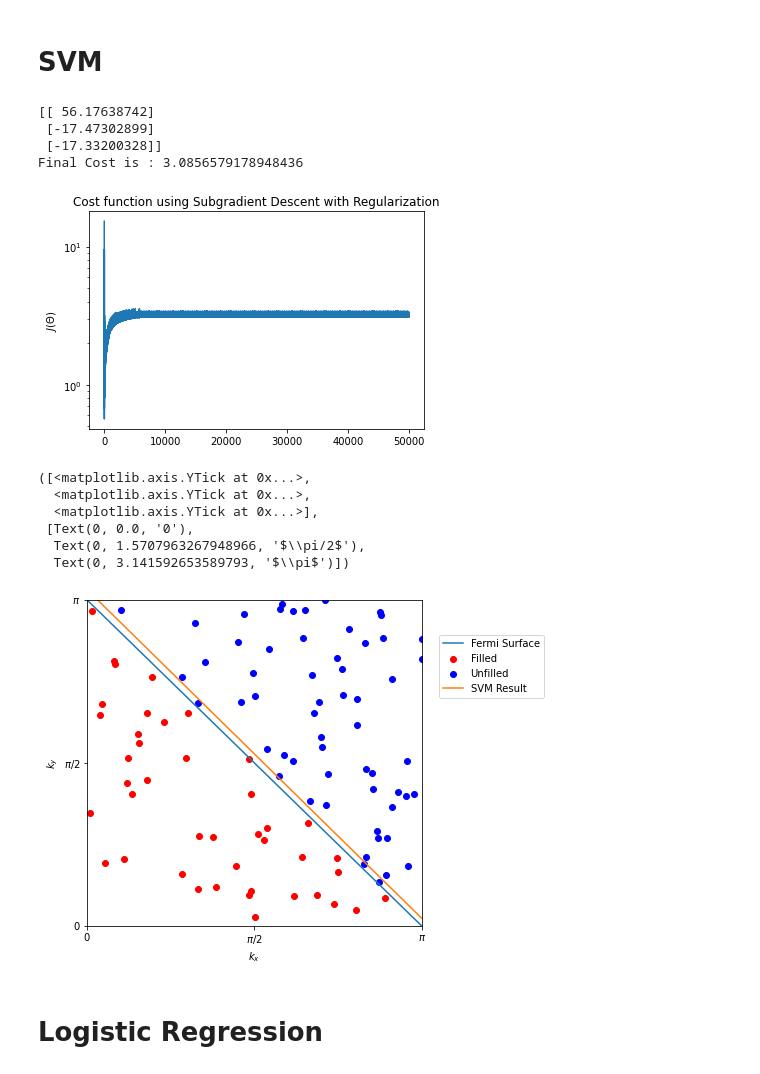
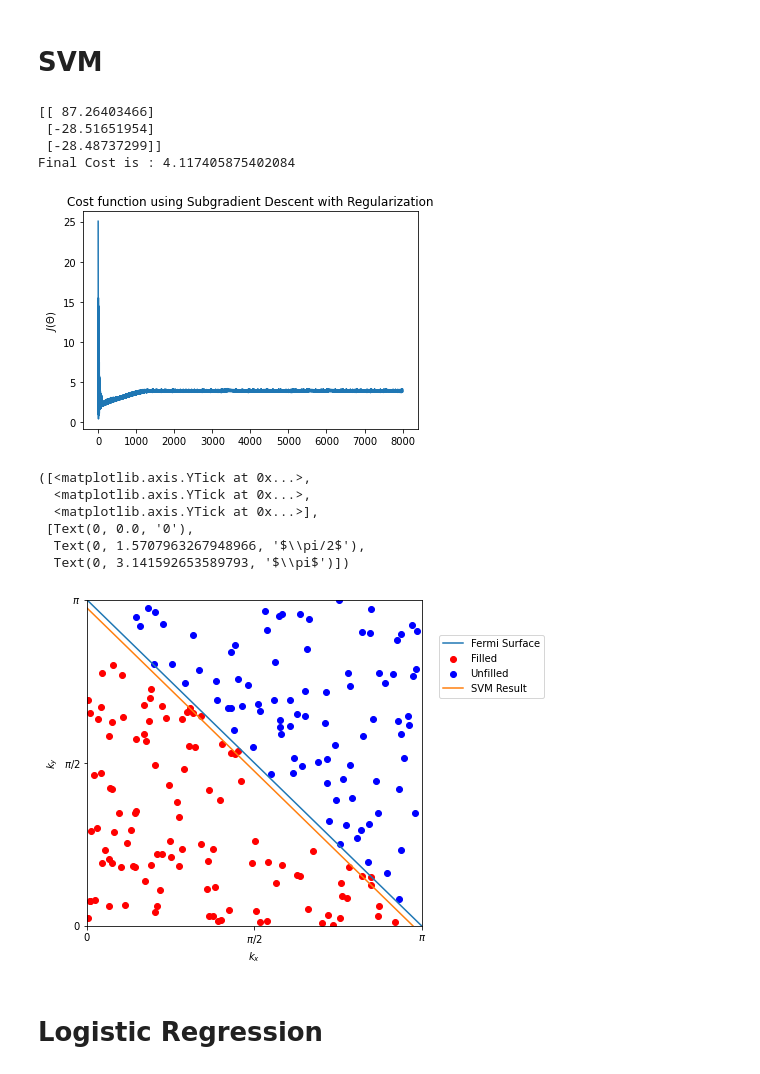
Before and after one commit to LeoisWTT/PHYS3151-Machine-Learning-in-Physics-2023, a Jupyter notebook: support-vector-machine/SVM_Fermi_Surface.ipynb, the cells around one changed output. Saved outputs shown, nothing was run; the diff lists cells and outputs as text; code cells hidden in the pictures.

```diff
--- a/support-vector-machine/SVM_Fermi_Surface.ipynb
+++ b/support-vector-machine/SVM_Fermi_Surface.ipynb
@@ -55,7 +55,7 @@ Also, we only consider the first quadrant ($k_x,k_y\gt0$), and we can get the re
 # %% [markdown]
 # SVM
 # %%
-N=100
+N=200
 mu=0    #chemical potential
 # %%
 kx_list=np.pi*np.array([np.random.random() for i in range(N)]).reshape((N,1))
@@ -131,23 +131,24 @@ X_b = np.c_[np.ones((N,1)),X]
 n=X_b.shape[1]
 theta = np.random.random((n,1))
 # %%
-n_iter = 50000
+n_iter = 8000
 theta,cost_history,theta_history = subgradient_descent(X,y,theta,n_iter)
 print(theta)
 print('Final Cost is :', cost_history[-1])
 # %% [output]
-[[ 56.17638742]
- [-17.47302899]
- [-17.33200328]]
-Final Cost is : 3.0856579178948436
+[[ 87.26403466]
+ [-28.51651954]
+ [-28.48737299]]
+Final Cost is : 4.117405875402084
 # %%
 plt.plot(cost_history)
 plt.ylabel("$J(\Theta)$")
 plt.title("Cost function using Subgradient Descent with Regularization")
-plt.yscale('log')
+#plt.xlim(800,10000)
+#plt.yscale('log')
 plt.show()
 # %% [output]
-[figure, old version]
+[figure, new version]
 # %%
 x_plot=np.array([0, np.pi])
 plt.figure(figsize=(6,6))
@@ -169,7 +170,7 @@ plt.yticks([0, np.pi/2, np.pi], ['0', '$\pi/2$', '$\pi$'])
  [Text(0, 0.0, '0'),
   Text(0, 1.5707963267948966, '$\\pi/2$'),
   Text(0, 3.141592653589793, '$\\pi$')])
-[figure, old version]
+[figure, new version]
 # %% [markdown]
 # Logistic Regression
 # %%
```
